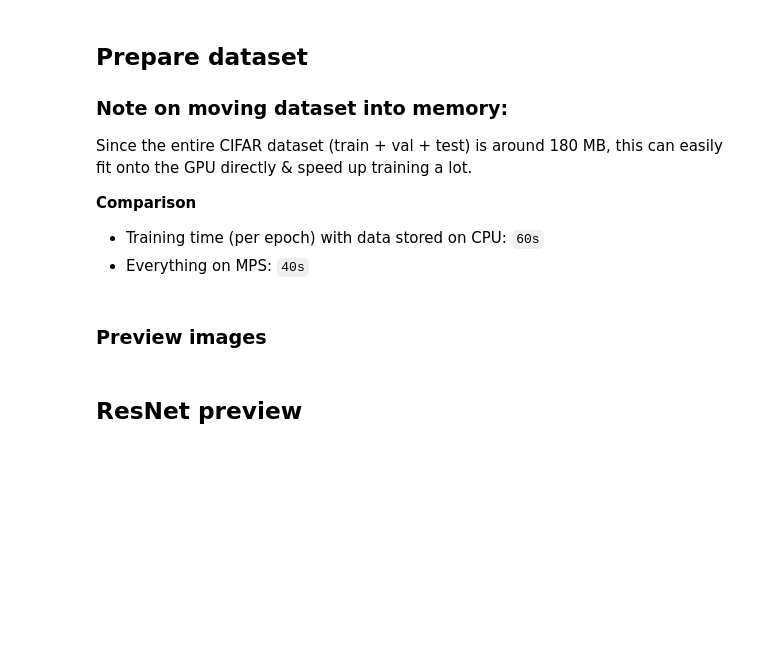
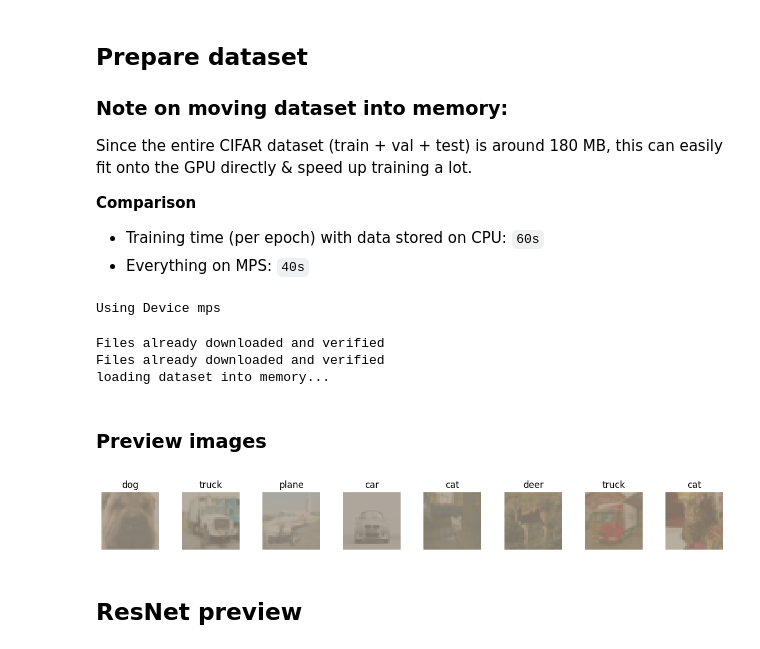
Before and after one commit to LeonY117/Bayes-Stochastic-Depth, a Jupyter notebook: notebooks/sd_CIFAR10.ipynb, the cells around one changed output. Saved outputs shown, nothing was run; the diff lists cells and outputs as text; code cells hidden in the pictures; blank space fills up the shorter version.

```diff
--- a/notebooks/sd_CIFAR10.ipynb
+++ b/notebooks/sd_CIFAR10.ipynb
@@ -2,7 +2,7 @@
 import os
 import sys
 
-ENV = 'colab'
+ENV = 'local'
 
 if ENV == 'colab':
   # for running on google drive:
@@ -82,15 +82,37 @@ if torch.cuda.is_available():
 # overwrite device:
 # DEVICE = torch.device("cpu")
 print(f'Using Device {DEVICE}')
-
-datasets = get_dataset('cifar10', data_dir, DEVICE)
+# %% [output]
+Using Device mps
+# %%
+train_transforms = transforms.Compose(
+    [
+        transforms.RandomCrop(32, padding=4),
+        transforms.RandomHorizontalFlip(),
+        transforms.Normalize((0.4914, 0.4822, 0.4465), (0.2470, 0.2435, 0.2616)),
+    ]
+)
+test_transforms = transforms.Compose(
+    [transforms.Normalize((0.4914, 0.4822, 0.4465), (0.2470, 0.2435, 0.2616))]
+)
+
+datasets = get_cifar10_dataset(data_dir, train_transforms, test_transforms, 'cpu')
+# %% [output]
+Files already downloaded and verified
+Files already downloaded and verified
+loading dataset into memory...
 # %% [markdown]
 ### Preview images
 # %%
-show_cifar_images(dataset=datasets['train'], grid_size=(2, 8), show_labels=True)
+train_dataloader = DataLoader(datasets["train"], 16, shuffle=True)
 
+imgs, labels = next(iter(train_dataloader))
+
+imshow_cifar(imgs, classes, (1, 8), labels, None)
 # to show images with predictions:
 # show_cifar_images((2, 8), show_labels=True, dataset=testset, preds=preds)
+# %% [output]
+[figure, added]
 # %% [markdown]
 ## ResNet preview
 # %%
```
Also changed, not shown: parts of 1 cell of this notebook.
